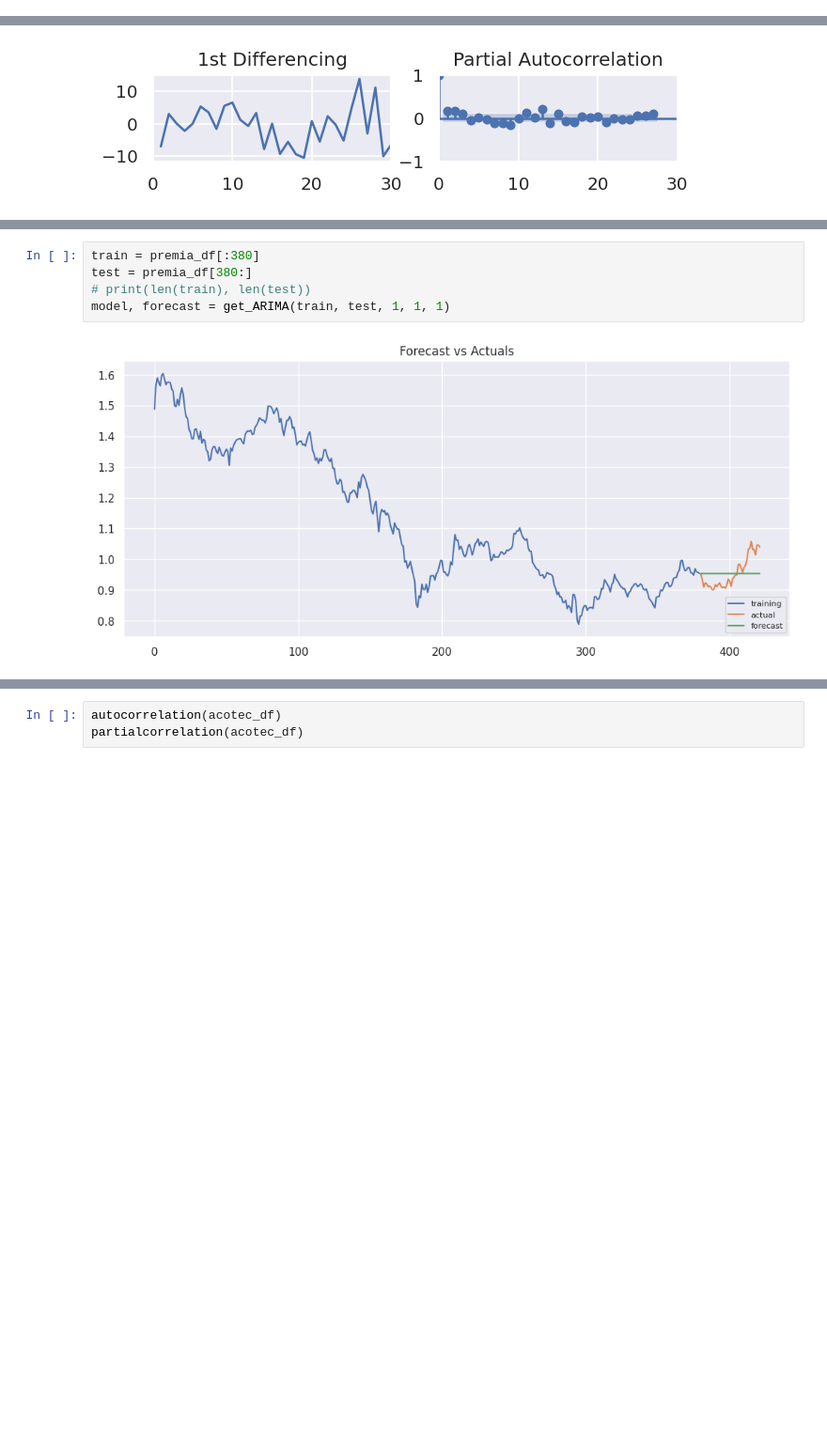
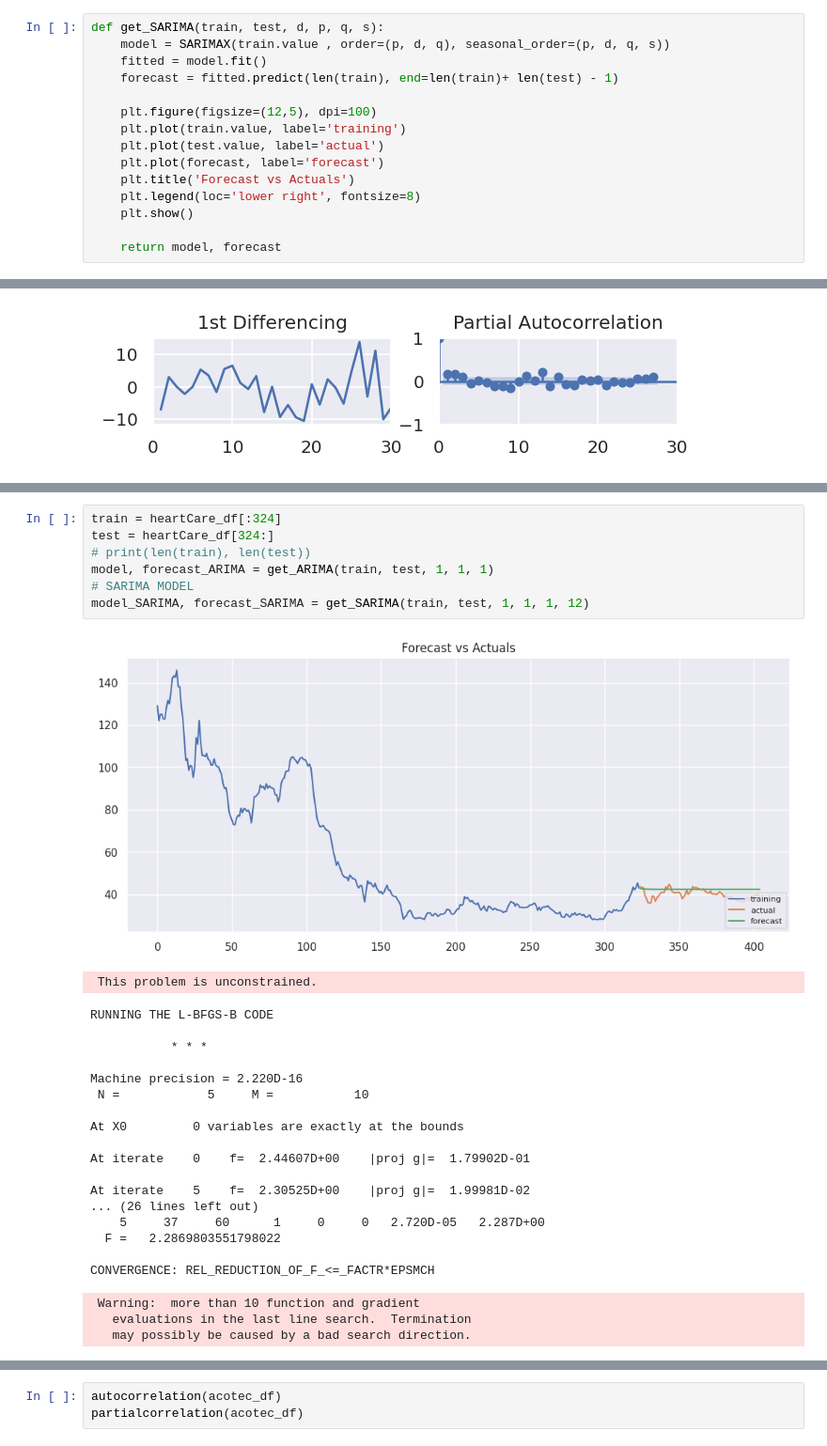
Before and after one commit to ananthk19/time_series_withQuandl_RESTAPI, a Jupyter notebook: app.ipynb, the cells around one changed output, grey strips where cells are left out. Shown at 94% size. Saved outputs shown, nothing was run; the diff lists cells and outputs as text; blank space fills up the shorter version.

Commit message:
combined file -> ARIMA & SARIMA

```diff
--- a/app.ipynb
+++ b/app.ipynb
@@ -77,6 +79,21 @@ def get_ARIMA(train, test, d, p, q):
     plt.show()
 
     return model, forecast
+# %%
+def get_SARIMA(train, test, d, p, q, s):
+    model = SARIMAX(train.value , order=(p, d, q), seasonal_order=(p, d, q, s))
+    fitted = model.fit()
+    forecast = fitted.predict(len(train), end=len(train)+ len(test) - 1)
+
+    plt.figure(figsize=(12,5), dpi=100)
+    plt.plot(train.value, label='training')
+    plt.plot(test.value, label='actual')
+    plt.plot(forecast, label='forecast')
+    plt.title('Forecast vs Actuals')
+    plt.legend(loc='lower right', fontsize=8)
+    plt.show()
+
+    return model, forecast
 # %%
 def forecast_accuracy(forecast, actual):
     mse = mean_squared_error(actual, forecast)
@@ -189,7 +282,30 @@ heartCare_df.shape
 # %%
-train = premia_df[:380]
-test = premia_df[380:]
+train = heartCare_df[:324]
+test = heartCare_df[324:]
 # print(len(train), len(test))
-model, forecast = get_ARIMA(train, test, 1, 1, 1)
+model, forecast_ARIMA = get_ARIMA(train, test, 1, 1, 1)
+# SARIMA MODEL
+model_SARIMA, forecast_SARIMA = get_SARIMA(train, test, 1, 1, 1, 12)
 # %% [output]
-[figure, old version]
+[figure, new version]
+ This problem is unconstrained.
+RUNNING THE L-BFGS-B CODE
+
+           * * *
+
+Machine precision = 2.220D-16
+ N =            5     M =           10
+
+At X0         0 variables are exactly at the bounds
+
+At iterate    0    f=  2.44607D+00    |proj g|=  1.79902D-01
+
+At iterate    5    f=  2.30525D+00    |proj g|=  1.99981D-02
+... (26 lines left out)
+    5     37     60      1     0     0   2.720D-05   2.287D+00
+  F =   2.2869803551798022
+
+CONVERGENCE: REL_REDUCTION_OF_F_<=_FACTR*EPSMCH
+ Warning:  more than 10 function and gradient
+   evaluations in the last line search.  Termination
+   may possibly be caused by a bad search direction.
```
Also changed, not shown: parts of 29 cells of this notebook.
